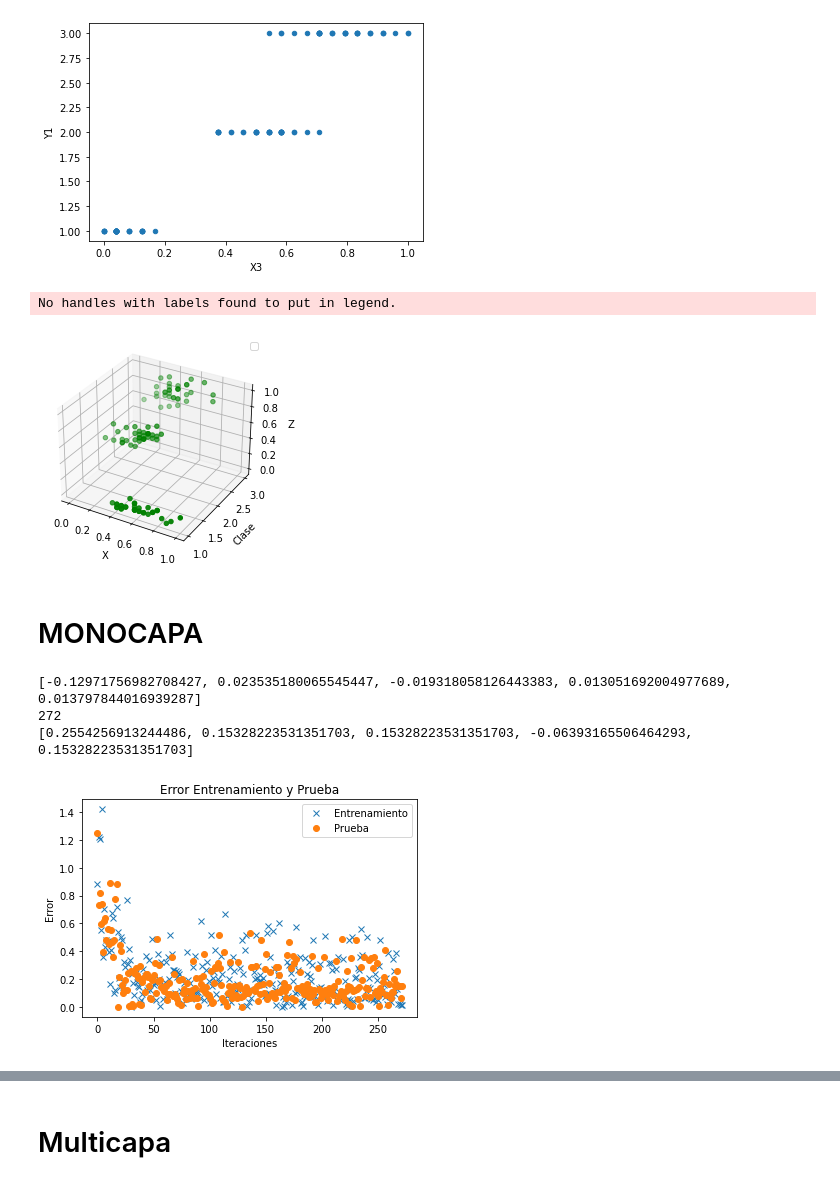
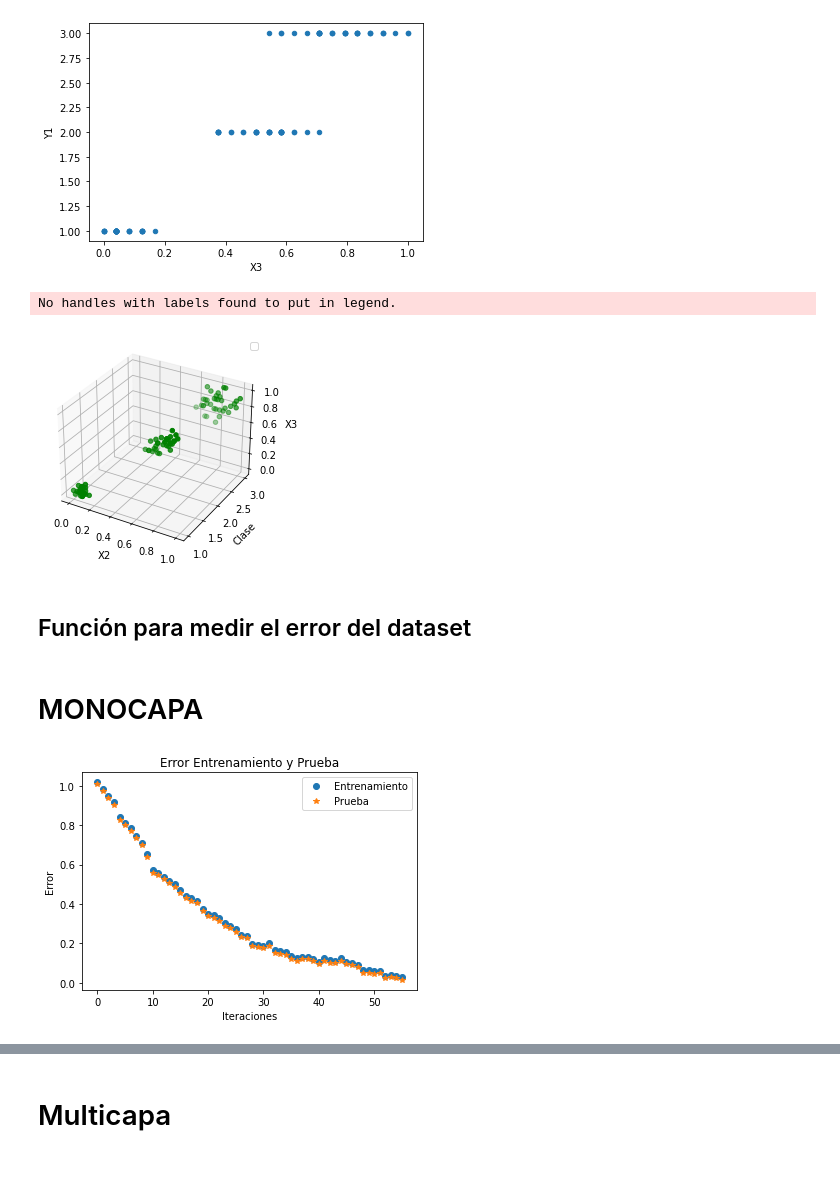
Before and after one commit to felipeduartef/Neural_Network, a Jupyter notebook: RNA.ipynb, the cells around one changed output, grey strips where cells are left out. Drawn from its saved outputs; the diff is of its cells as text; code cells hidden in the pictures.

```diff
--- a/RNA.ipynb
+++ b/RNA.ipynb
@@ -186,22 +186,39 @@ plt.show()
 fig = plt.figure()
 ax1 = fig.add_subplot(111, projection='3d')
 
-ax1.scatter(df_TN[1], df_TN[5], df_TN[3], c='g', marker='o')
-ax1.set_xlabel('X')
+ax1.scatter(df_TN[2], df_TN[5], df_TN[3], c='g', marker='o')
+ax1.set_xlabel('X2')
 ax1.set_ylabel('Clase')
-ax1.set_zlabel('Z')
+ax1.set_zlabel('X3')
 ax1.legend()
 
 plt.show()
 # %% [output]
 No handles with labels found to put in legend.
-[figure, old version]
+[figure, new version]
+# %% [markdown]
+## Función para medir el error del dataset
+# %%
+def ErrorDataframe(W, Dataf):
+    #Calcula el error promedio del vector de errores para cada fila del dataset
+    error =[]
+
+    for i in range(len(Dataf)):
+        x1,x2,y =  Dataf.iloc[i, 2], Dataf.iloc[i, 3], Dataf.iloc[i, 4]  # Entradas y valor esperado
+        x = np.array([x1,x2,1])  # Arreglo de entradas
+        x_w = (W.T * x)         # Multiplicación de entradas por los pesos
+        suma = x_w[0] + x_w[1] + x_w[2] # Sumatoria de los productos
+        error_i = suma - y                # Cálculo del error
+        error.append(error_i)           # Se agrega el error calculado al arreglo de errores de entrenamiento
+
+    error = np.array(error)
+    return np.mean(error)
 # %% [markdown]
 # MONOCAPA
 # %%
 import random
 Tolerancia = 0.03 # Valor de tolerancia de error
-error = 100       # Error grande
+errorDataset = 100       # Error grande
 
 error_T = []  # Arreglo para almacenar los valores del error para cada elemento de entrenamiento
 error_P = []  # Arreglo para almacenar los valores del error para cada elemento de prueba
@@ -209,53 +226,53 @@ w0 = [1,1,0]  # Pesos iniciales arbitrarios
 w0 = np.array(w0)
 iter = 0      # Contador de iteraciones
 u = 0.04      # Paso para modificación de pesos
-t = 0         # Cantidad de aciertos continuos para mejorar el algoritmo
 
-while (np.abs(error) > Tolerancia or t < 4):  # Cuando el error sea menor a la toleracia o los aciertos continuos son menores a 4
+while (np.abs(errorDataset) > Tolerancia ):  # Cuando el error sea menor a la toleracia o los aciertos continuos son menores a 4
     ########## Entrenamiento #########
     i = random.randint(0, 104)  # Índice aleatorio
     x1,x2,y =  df_TN.iloc[i, 2], df_TN.iloc[i, 3], df_TN.iloc[i, 4]  # Entradas y valor esperado
+
     x = np.array([x1,x2,1])  # Arreglo de entradas
     x_w = (w0.T * x)         # Multiplicación de entradas por los pesos
+
     suma = x_w[0] + x_w[1] + x_w[2] # Sumatoria de los productos
     error = suma - y                # Cálculo del error
-    error_T.append(error)           # Se agrega el error calculado al arreglo de errores de entrenamiento
+
 
     ###########    Prueba  ##########
     j = random.randint(0, 29) # Índice aleatorio
     x3,x4,y1 =  df_PN.iloc[j, 2], df_PN.iloc[j, 3], df_PN.iloc[j, 4]  # Entradas y valor esperado
+
     x_P = np.array([x3,x4,1])   # Arreglo de entradas
     xP_w = (w0.T * x_P)         # Multiplicación de entradas por los pesos
+
     sumaP = xP_w[0] + xP_w[1] + xP_w[2]  # Sumatoria de los productos
     errorP = sumaP - y1         # Cálculo del error
-    error_P.append(errorP)      # Se agrega el error calculado al arreglo de errores de prueba
 
-    if  np.abs(error) > Tolerancia:   # Condición para modificar los pesos de la siguiente iteración
-        w0 = w0 - u*x*error           # Modificación de los pesos
-        t = 0                         # Reinicia contador de aciertos
-    elif  np.abs(error) < Tolerancia: # Condición de acierto
-        t += 1                        #Contar acierto
+    w0 = w0 - u*x*error           # Modificación de los pesos
+
+    errorDataset = ErrorDataframe(w0, df_TN)   #Evaluación del dataset de entrenamiento para los pesos modificados
+    errorDP = ErrorDataframe(w0, df_PN)        #Evaluación del dataset de prueba para los pesos modificados
+
+    error_T.append(errorDataset)         # Se guarda el valor promedio del error en el dataset para graficarlos
+    error_P.append(errorDP)
 
     iter += 1      # Contador de iteraciones
 
-    # Condiciones para salir del ciclo while
+    # Condiciones para salir del ciclo while en caso de no converger
     if iter > 2000:
-        error = 0.06
-        t = 6
+        errorDataset = Tolerancia - 0.01
 
 ####### Gráfica de resultados ################
 x = np.arange(0,len(error_T))    # Vector que representa el número de iteraciones
 
-plt.plot(x, np.abs(error_T), 'x', label = "Entrenamiento")  #Gráfica de arreglo de errores de Entrenamiento
-plt.plot(x, np.abs(error_P), 'o',label = "Prueba")          #Gráfica de arreglo de errores de Prueba
+plt.plot(x, np.abs(error_T), 'o', label = "Entrenamiento")  #Gráfica de arreglo de errores de Entrenamiento
+plt.plot(x, np.abs(error_P), '*',label = "Prueba")          #Gráfica de arreglo de errores de Prueba
 plt.xlabel("Iteraciones")    # Etiqueta de eje X
 plt.ylabel("Error")          # Etiqueta de eje Y
 plt.title("Error Entrenamiento y Prueba")   # Título del gráfico
 plt.legend()
 plt.show()
 # %% [output]
-[-0.12971756982708427, 0.023535180065545447, -0.019318058126443383, 0.013051692004977689, 0.013797844016939287]
-272
-[0.2554256913244486, 0.15328223531351703, 0.15328223531351703, -0.06393165506464293, 0.15328223531351703]
-[figure, old version]
+[figure, new version]
 # %%
```
Also changed, not shown: parts of 10 cells of this notebook, 2 other files.
